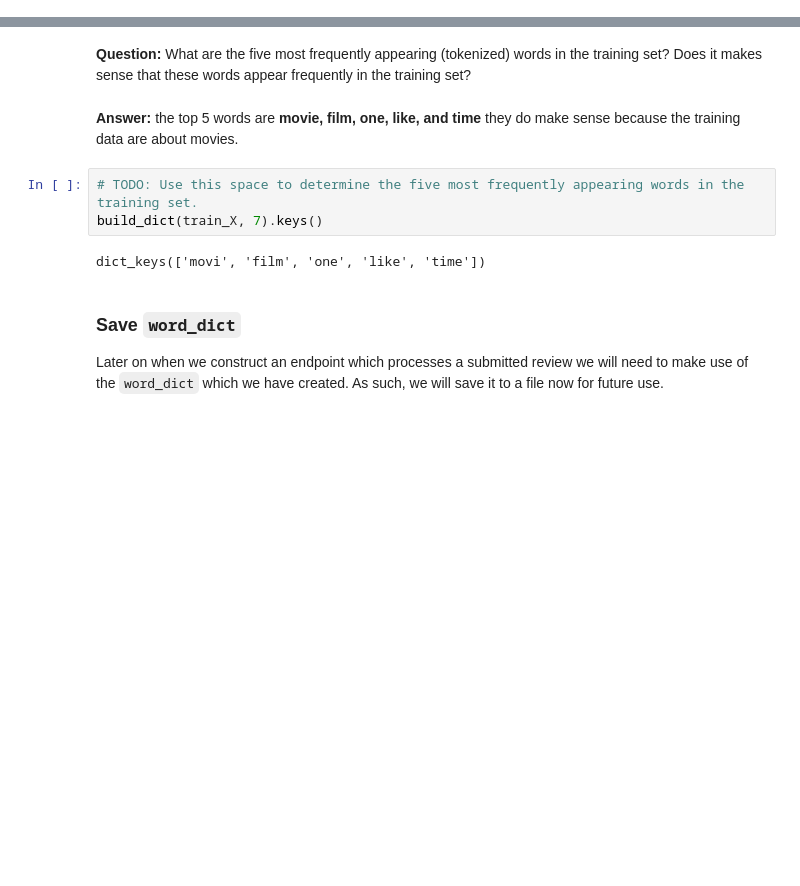
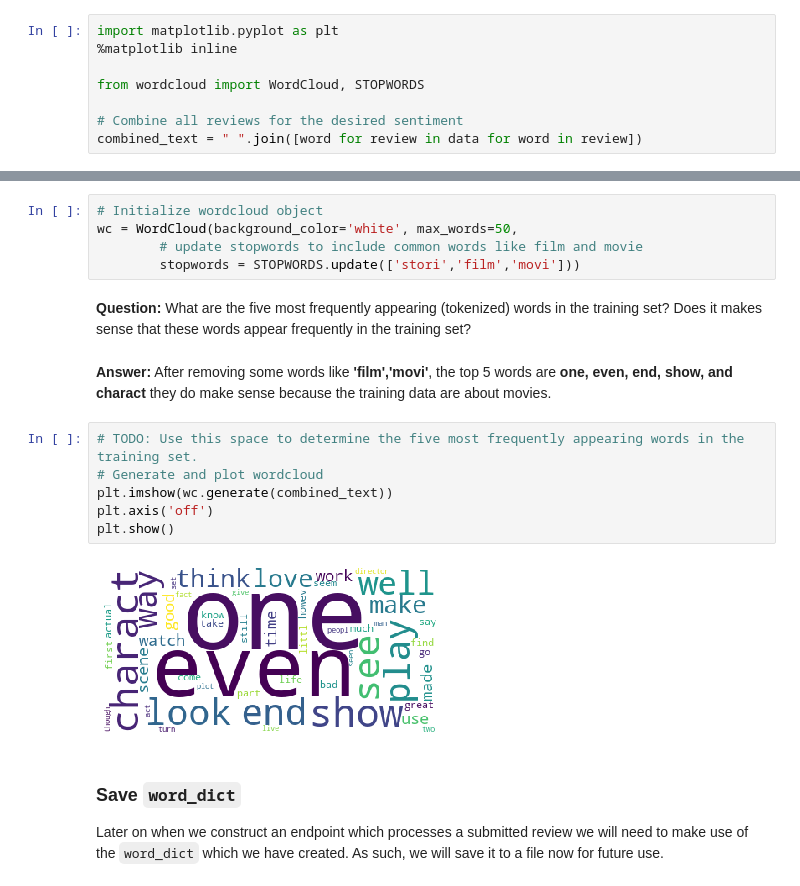
Before and after one commit to zeroows/sagemaker-deployment, a Jupyter notebook: Project/SageMaker_Project.ipynb, the cells around one changed output, grey strips where cells are left out. Drawn from its saved outputs; the diff is of its cells as text; blank space fills up the shorter version.

```diff
--- a/Project/SageMaker_Project.ipynb
+++ b/Project/SageMaker_Project.ipynb
@@ -291,0 +302,8 @@ word_dict = build_dict(data)
+# %%
+import matplotlib.pyplot as plt
+%matplotlib inline
+
+from wordcloud import WordCloud, STOPWORDS
+
+# Combine all reviews for the desired sentiment
+combined_text = " ".join([word for review in data for word in review])
@@ -292,12 +312,20 @@ word_dict = build_dict(data)
+# %%
+# Initialize wordcloud object
+wc = WordCloud(background_color='white', max_words=50,
+        # update stopwords to include common words like film and movie
+        stopwords = STOPWORDS.update(['stori','film','movi']))
 # %% [markdown]
 **Question:** What are the five most frequently appearing (tokenized) words in the training set? Does it makes sense that these words appear frequently in the training set?
 # %% [markdown]
-**Answer:** the top 5 words are **movie, film, one, like, and time** they do make sense because the training data are about movies.
+**Answer:** After removing some words like **'film','movi'**, the top 5 words are **one, even, end, show, and charact** they do make sense because the training data are about movies.
 # %%
 # TODO: Use this space to determine the five most frequently appearing words in the training set.
-build_dict(train_X, 7).keys()
+# Generate and plot wordcloud
+plt.imshow(wc.generate(combined_text))
+plt.axis('off')
+plt.show()
 # %% [output]
-dict_keys(['movi', 'film', 'one', 'like', 'time'])
+[figure, added]
 # %% [markdown]
 ### Save `word_dict`
 
```
Also changed, not shown: parts of 8 cells of this notebook.
